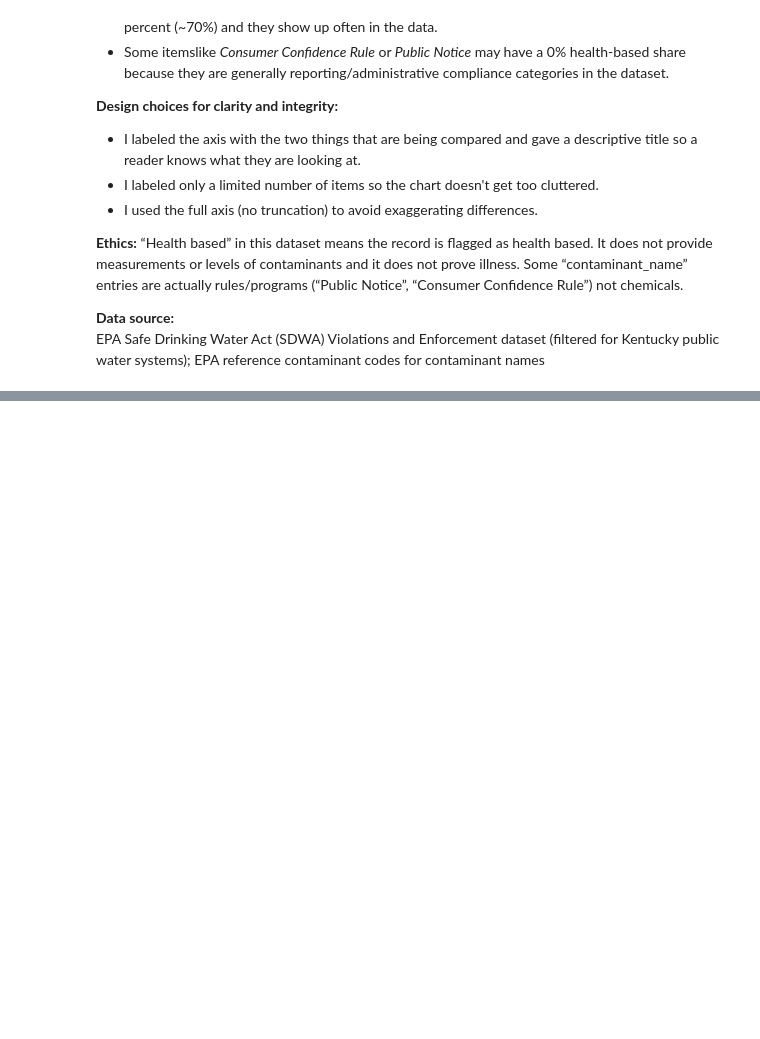
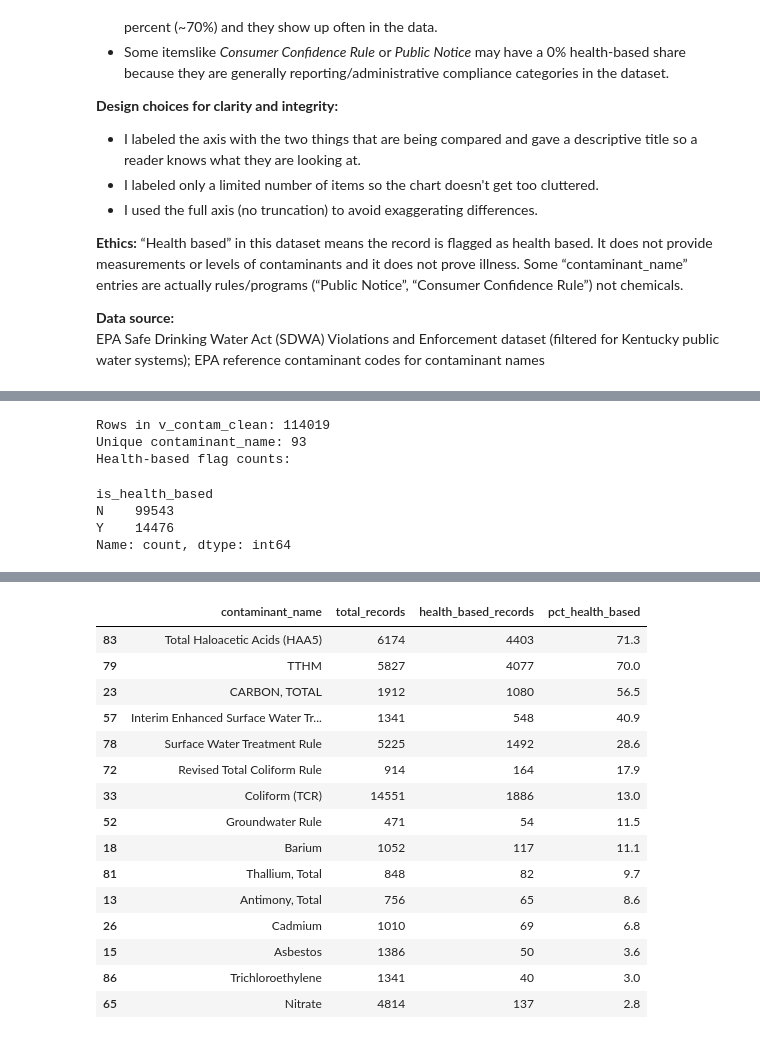
Before and after one commit to amydaniel24/kentucky_water_quality_analysis, a Jupyter notebook: notebooks/keystone_water_ky.ipynb, the cells around one changed output, grey strips where cells are left out. Drawn from its saved outputs; the diff is of its cells as text; code cells hidden in the pictures; blank space fills up the shorter version.

```diff
--- a/notebooks/keystone_water_ky.ipynb
+++ b/notebooks/keystone_water_ky.ipynb
@@ -1190,0 +1252,61 @@ EPA reference contaminant codes for contaminant names
+# %%
+# ---- Contaminant summary tables (clean) ----
+
+# Sanity checks: make sure the columns exist
+required_cols = {"contaminant_name", "is_health_based"}
+missing = required_cols - set(v_contam_clean.columns)
+if missing:
+    raise ValueError(f"v_contam_clean is missing columns: {missing}")
+
+print("Rows in v_contam_clean:", len(v_contam_clean))
+print("Unique contaminant_name:", v_contam_clean["contaminant_name"].nunique())
+print("Health-based flag counts:")
+display(v_contam_clean["is_health_based"].value_counts(dropna=False))
+
+# 1) Top contaminants by total violation records
+top_total = (
+    v_contam_clean["contaminant_name"]
+    .value_counts()
+    .head(15)
+    .rename_axis("contaminant_name")
+    .reset_index(name="total_violation_records")
+)
+
+# 2) Top contaminants by health-based violation records only
+top_health_only = (
+    v_contam_clean.loc[v_contam_clean["is_health_based"].eq("Y"), "contaminant_name"]
+    .value_counts()
+    .head(15)
+    .rename_axis("contaminant_name")
+    .reset_index(name="health_based_records")
+)
+
+# 3) Top contaminants by % health-based (with a minimum count so small-N doesn't dominate)
+contam_rate = (
+    v_contam_clean
+    .groupby("contaminant_name", as_index=False)
+    .agg(
+        total_records=("is_health_based", "size"),
+        health_based_records=("is_health_based", lambda s: (s == "Y").sum())
+    )
+)
+contam_rate["pct_health_based"] = (contam_rate["health_based_records"] / contam_rate["total_records"] * 100).round(1)
+
+min_total = 200  # adjust if you want (100/200/500). This prevents tiny categories from ranking highly
+top_pct_health = (
+    contam_rate[contam_rate["total_records"] >= min_total]
+    .sort_values(["pct_health_based", "total_records"], ascending=[False, False])
+    .head(15)
+)
+
+display(top_total)
+display(top_health_only)
+display(top_pct_health)
+# %% [output]
+Rows in v_contam_clean: 114019
+Unique contaminant_name: 93
+Health-based flag counts:
+is_health_based
+N    99543
+Y    14476
+Name: count, dtype: int64
@@ -1190,0 +1345,16 @@ EPA reference contaminant codes for contaminant names
+|  | contaminant_name | total_records | health_based_records | pct_health_based |
+| 83 | Total Haloacetic Acids (HAA5) | 6174 | 4403 | 71.3 |
+| 79 | TTHM | 5827 | 4077 | 70.0 |
+| 23 | CARBON, TOTAL | 1912 | 1080 | 56.5 |
+| 57 | Interim Enhanced Surface Water Tr... | 1341 | 548 | 40.9 |
+| 78 | Surface Water Treatment Rule | 5225 | 1492 | 28.6 |
+| 72 | Revised Total Coliform Rule | 914 | 164 | 17.9 |
+| 33 | Coliform (TCR) | 14551 | 1886 | 13.0 |
+| 52 | Groundwater Rule | 471 | 54 | 11.5 |
+| 18 | Barium | 1052 | 117 | 11.1 |
+| 81 | Thallium, Total | 848 | 82 | 9.7 |
+| 13 | Antimony, Total | 756 | 65 | 8.6 |
+| 26 | Cadmium | 1010 | 69 | 6.8 |
+| 15 | Asbestos | 1386 | 50 | 3.6 |
+| 86 | Trichloroethylene | 1341 | 40 | 3.0 |
+| 65 | Nitrate | 4814 | 137 | 2.8 |
```
Also changed, not shown: parts of 10 cells of this notebook.
